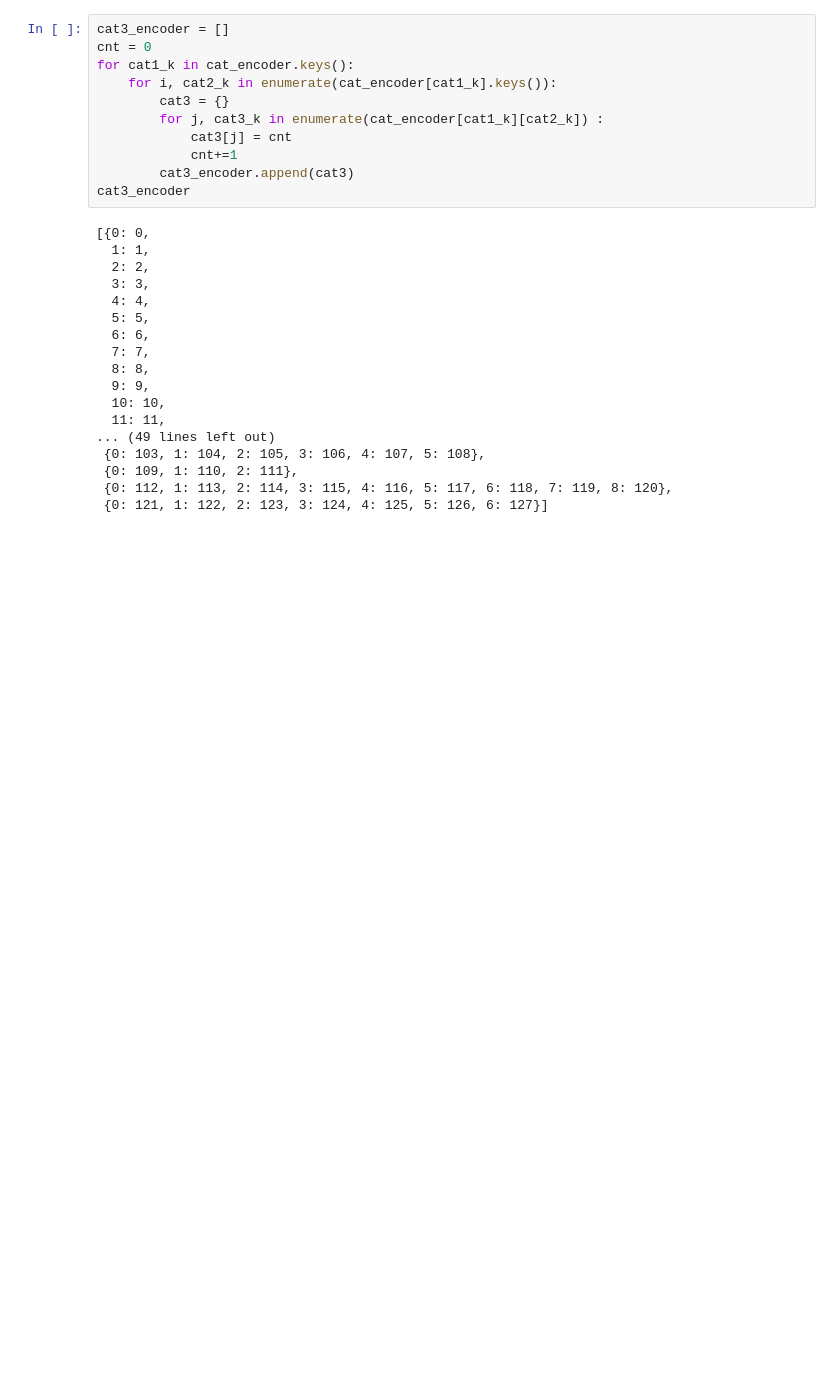
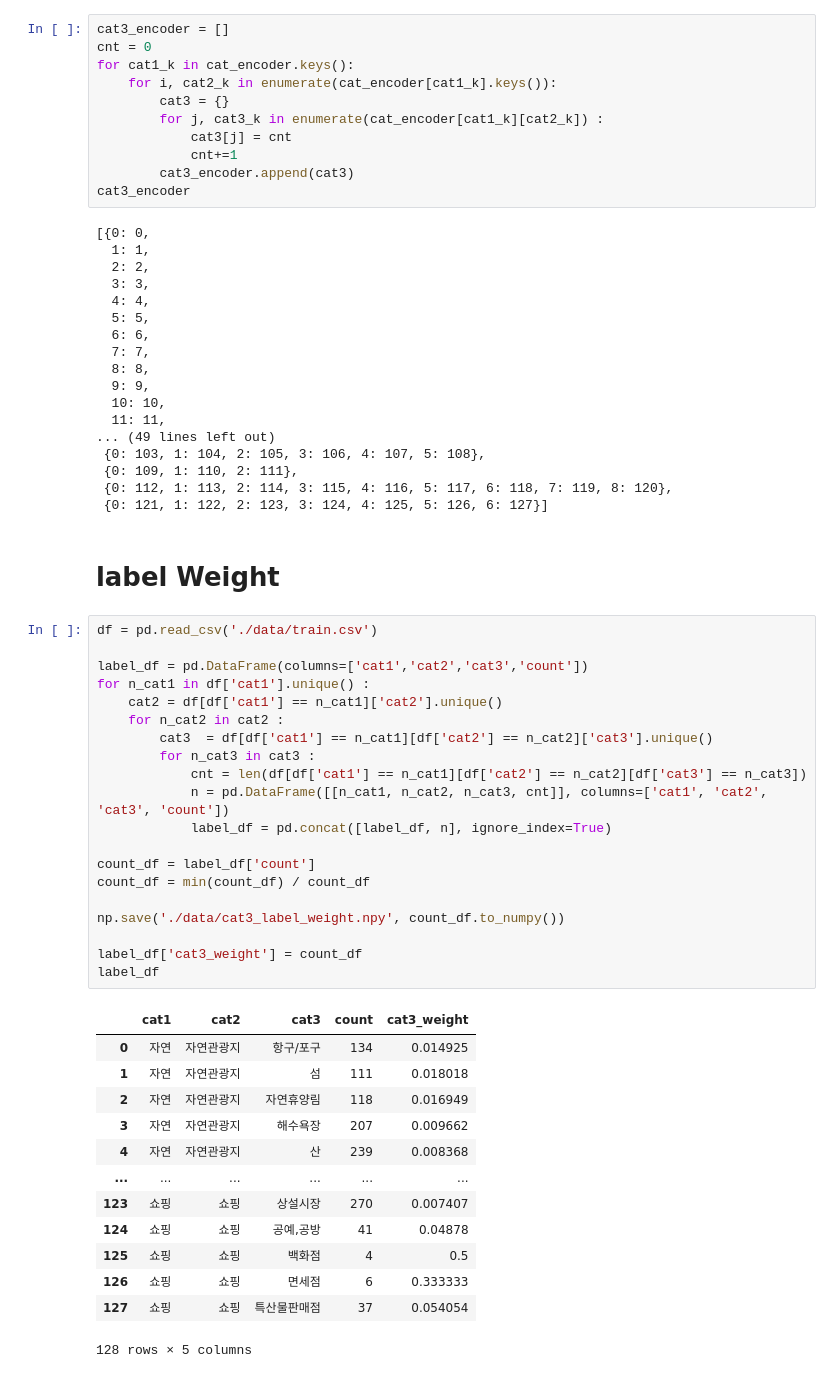
Before and after one commit to quhb2455/dacon_tourism, a Jupyter notebook: EDA.ipynb, the cells around one changed output. Saved outputs shown, nothing was run; the diff lists cells and outputs as text; blank space fills up the shorter version.

Commit message:
complete cls weight

```diff
--- a/EDA.ipynb
+++ b/EDA.ipynb
@@ -389,3 +390,39 @@ cat3_encoder
  {0: 109, 1: 110, 2: 111},
  {0: 112, 1: 113, 2: 114, 3: 115, 4: 116, 5: 117, 6: 118, 7: 119, 8: 120},
  {0: 121, 1: 122, 2: 123, 3: 124, 4: 125, 5: 126, 6: 127}]
+# %% [markdown]
+# label Weight
+# %%
+df = pd.read_csv('./data/train.csv')
+
+label_df = pd.DataFrame(columns=['cat1','cat2','cat3','count'])
+for n_cat1 in df['cat1'].unique() :
+    cat2 = df[df['cat1'] == n_cat1]['cat2'].unique()
+    for n_cat2 in cat2 :
+        cat3  = df[df['cat1'] == n_cat1][df['cat2'] == n_cat2]['cat3'].unique()
+        for n_cat3 in cat3 :
+            cnt = len(df[df['cat1'] == n_cat1][df['cat2'] == n_cat2][df['cat3'] == n_cat3])
+            n = pd.DataFrame([[n_cat1, n_cat2, n_cat3, cnt]], columns=['cat1', 'cat2', 'cat3', 'count'])
+            label_df = pd.concat([label_df, n], ignore_index=True)
+
+count_df = label_df['count']
+count_df = min(count_df) / count_df
+
+np.save('./data/cat3_label_weight.npy', count_df.to_numpy())
+
+label_df['cat3_weight'] = count_df
+label_df
+# %% [output]
+|  | cat1 | cat2 | cat3 | count | cat3_weight |
+| 0 | 자연 | 자연관광지 | 항구/포구 | 134 | 0.014925 |
+| 1 | 자연 | 자연관광지 | 섬 | 111 | 0.018018 |
+| 2 | 자연 | 자연관광지 | 자연휴양림 | 118 | 0.016949 |
+| 3 | 자연 | 자연관광지 | 해수욕장 | 207 | 0.009662 |
+| 4 | 자연 | 자연관광지 | 산 | 239 | 0.008368 |
+| ... | ... | ... | ... | ... | ... |
+| 123 | 쇼핑 | 쇼핑 | 상설시장 | 270 | 0.007407 |
+| 124 | 쇼핑 | 쇼핑 | 공예,공방 | 41 | 0.04878 |
+| 125 | 쇼핑 | 쇼핑 | 백화점 | 4 | 0.5 |
+| 126 | 쇼핑 | 쇼핑 | 면세점 | 6 | 0.333333 |
+| 127 | 쇼핑 | 쇼핑 | 특산물판매점 | 37 | 0.054054 |
+128 rows × 5 columns
```
Also changed, not shown: parts of 6 cells of this notebook, 5 other files.
